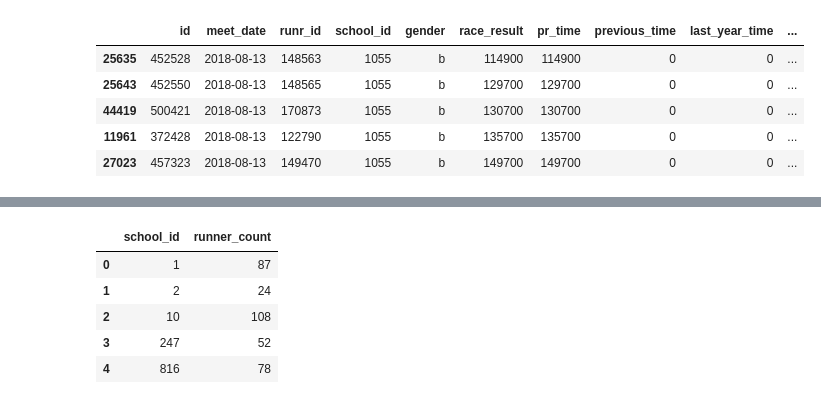
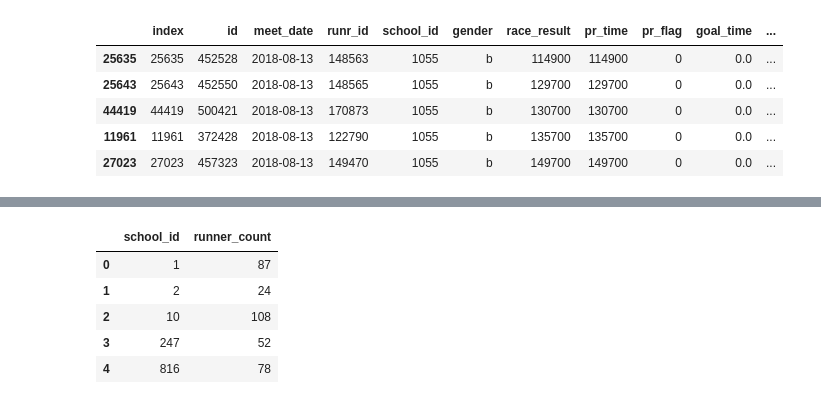
Before and after one commit to DRBrenner/race_performance_final, a Jupyter notebook: transform_data.ipynb, the cells around one changed output, grey strips where cells are left out. Drawn from its saved outputs; the diff is of its cells as text; code cells hidden in the pictures.

```diff
--- a/transform_data.ipynb
+++ b/transform_data.ipynb
@@ -60,0 +113,5 @@ results_df
+# %%
+# Change Null to "0" in goal columns
+results_df["goal_time"] = results_df['goal_time'].replace(np.nan, 0)
+results_df["goal_flag"] = results_df['goal_flag'].replace(np.nan, 0)
+results_df.head()
@@ -61,3 +125,6 @@ results_df
+# %%
+# Drop rows with race_result = 0
+results_df = results_df[results_df.race_result != 0].reset_index()
 # %%
 # Change gender to all lowercase
 results_df["gender"] = results_df['gender'].str.lower()
@@ -81,0 +149,3 @@ results_df.head()
+# %%
+results_df["pace"] = (results_df["race_result"])/((results_df["distance"])*60)
+results_df.head()
@@ -108,11 +164,12 @@ results_df.head(5)
 # %%
+# Copy meet_date and convert to UNIX format so I can filter by date.
 results_df["datetime"] = pd.to_datetime(results_df['meet_date']) #required to use < or > on date
-results_df = results_df.sort_values(['datetime','course_id','distance','race_result'])
+results_df = results_df.sort_values(['datetime','course_id','distance', 'gender','race_result'])
 results_df.head()
 # %% [output]
-|  | id | meet_date | runr_id | school_id | gender | race_result | pr_time | previous_time | last_year_time | ... |
-| 25635 | 452528 | 2018-08-13 | 148563 | 1055 | b | 114900 | 114900 | 0 | 0 | ... |
-| 25643 | 452550 | 2018-08-13 | 148565 | 1055 | b | 129700 | 129700 | 0 | 0 | ... |
-| 44419 | 500421 | 2018-08-13 | 170873 | 1055 | b | 130700 | 130700 | 0 | 0 | ... |
-| 11961 | 372428 | 2018-08-13 | 122790 | 1055 | b | 135700 | 135700 | 0 | 0 | ... |
-| 27023 | 457323 | 2018-08-13 | 149470 | 1055 | b | 149700 | 149700 | 0 | 0 | ... |
+|  | index | id | meet_date | runr_id | school_id | gender | race_result | pr_time | pr_flag | goal_time | ... |
+| 25635 | 25635 | 452528 | 2018-08-13 | 148563 | 1055 | b | 114900 | 114900 | 0 | 0.0 | ... |
+| 25643 | 25643 | 452550 | 2018-08-13 | 148565 | 1055 | b | 129700 | 129700 | 0 | 0.0 | ... |
+| 44419 | 44419 | 500421 | 2018-08-13 | 170873 | 1055 | b | 130700 | 130700 | 0 | 0.0 | ... |
+| 11961 | 11961 | 372428 | 2018-08-13 | 122790 | 1055 | b | 135700 | 135700 | 0 | 0.0 | ... |
+| 27023 | 27023 | 457323 | 2018-08-13 | 149470 | 1055 | b | 149700 | 149700 | 0 | 0.0 | ... |
```
Also changed, not shown: parts of 25 cells of this notebook, 1 other file.
